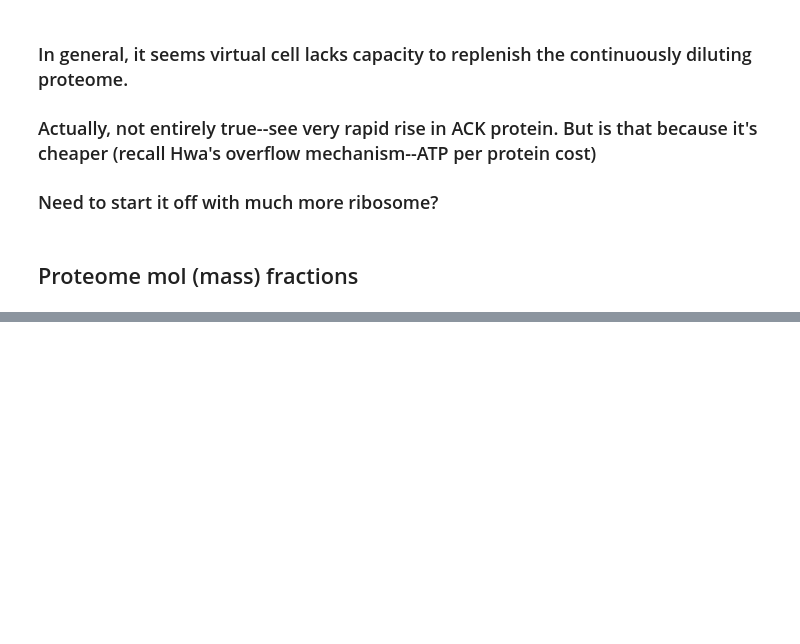
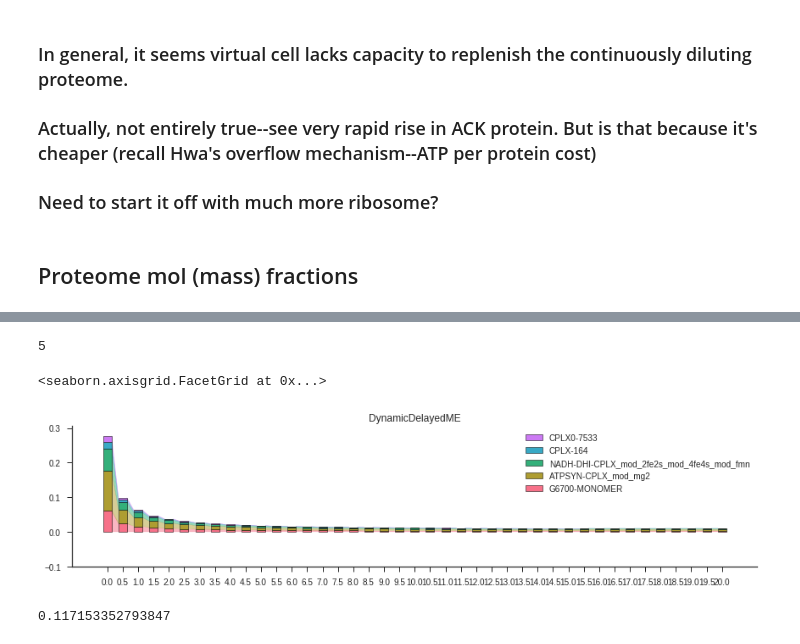
Before and after one commit to SBRG/dynamicme, a Jupyter notebook: notebooks/production/validation1_uptake_hier.ipynb, the cells around one changed output, grey strips where cells are left out. Cells and saved outputs as stored; diff of their text form; code cells hidden in the pictures; blank space fills up the shorter version.

```diff
--- a/notebooks/production/validation1_uptake_hier.ipynb
+++ b/notebooks/production/validation1_uptake_hier.ipynb
@@ -381,0 +403,31 @@ stacked_bar('time', 'molf', dsplot_cplx, 'cplx', 'group', aspect=4)
+# %%
+#df_var = df_cplx_mass.groupby('cplx').mf.var().reset_index()
+df_var = df_cplx_mass.groupby('cplx').mf.mean().reset_index()
+
+N_PLOT = 10
+vary_cplxs = df_var.sort_values('mf', ascending=False)['cplx'][0:N_PLOT].values
+vary_cplxs
+
+df_max = df_cplx_mass.groupby('cplx').mf.max().reset_index()
+vary_cplxs = ['ATPSYN-CPLX_mod_mg2', 'NADH-DHI-CPLX_mod_2fe2s_mod_4fe4s_mod_fmn', 'NADH-DHII-MONOMER_mod_mg2_mod_cu_mod_fad',
+             'ACETATEKINA-MONOMER_mod_mg2','G6437-MONOMER_mod_ca2_mod_pqq','GLUCDEHYDROG-MONOMER_mod_pqq', 'G6700-MONOMER',
+             'CPLX-157','CPLX-164','CPLX-165','ABC-18-CPLX',
+             'ABC-16-CPLX', 'CPLX0-7655', 'CPLX0-7654', 'CPLX0-7530', 'CPLX0-7533']
+vary_cplxs = [c for c in vary_cplxs if df_max[ df_max.cplx==c].mf.values[0] > 1e-2]
+print len(vary_cplxs)
+
+df_cplx_mass[ df_cplx_mass.time==0].mf.sum()
+
+from stressme.plot import stacked_bar
+
+dsplot_cplx = df_cplx_mass[ df_cplx_mass.cplx.isin(vary_cplxs)]
+dsplot_cplx.loc[:,'group'] = 'DynamicDelayedME'
+stacked_bar('time', 'mf', dsplot_cplx, 'cplx', 'group', aspect=4)
+# %% [output]
+5
+<seaborn.axisgrid.FacetGrid at 0x...>
+[figure, added]
+# %%
+df_max[df_max.cplx==c].mf.values[0]
+# %% [output]
+0.117153352793847
```
Also changed, not shown: parts of 4 cells of this notebook, 3 other files.
